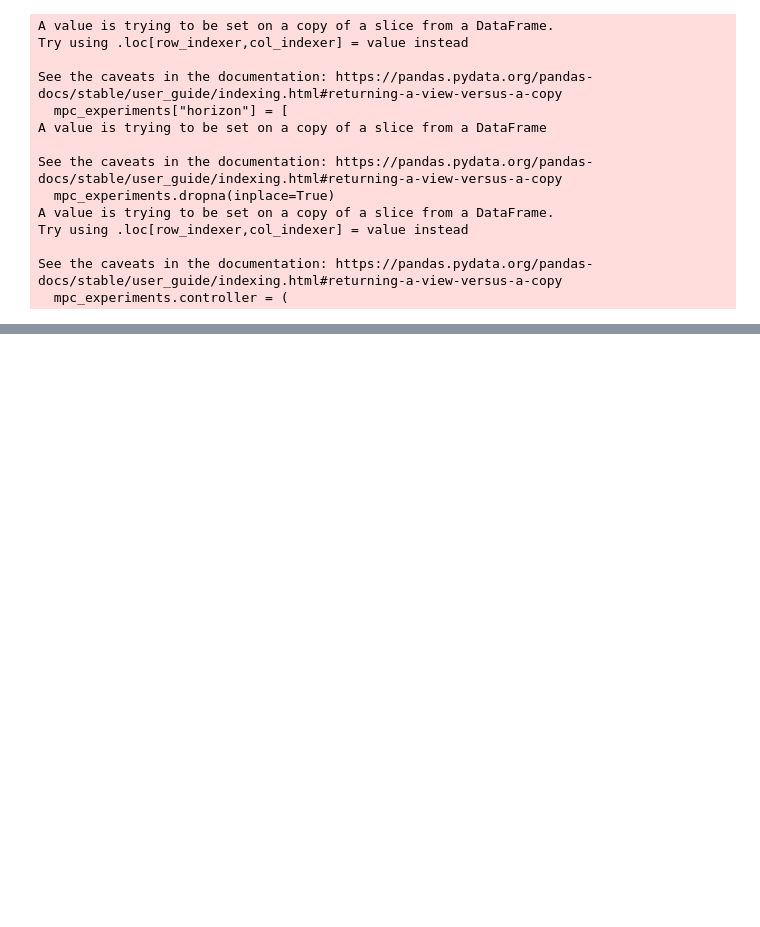
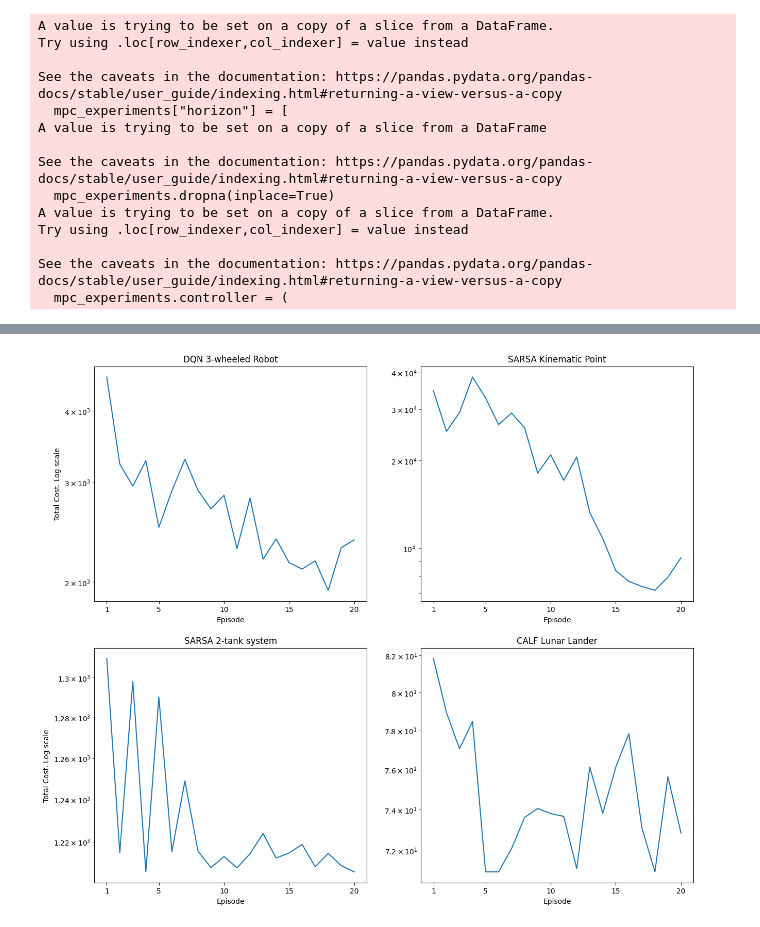
Before and after one commit to osinenkop/regelum-control, a Jupyter notebook: presets/plots.ipynb, the cells around one changed output, grey strips where cells are left out. Saved outputs shown, nothing was run; the diff lists cells and outputs as text; code cells hidden in the pictures; blank space fills up the shorter version.

```diff
--- a/presets/plots.ipynb
+++ b/presets/plots.ipynb
@@ -189,0 +382,92 @@ for s in systems:
+# %%
+
+namings = {
+    "ddpg" : "DDPG",
+    "acpg" : "SDPG",
+    "sarsa" : "SARSA",
+    "rpo" : "RPO",
+    "calf" : "CALF",
+    "dqn" : "DQN",
+    "nominal" : "CALF Stabilizing Policy",
+}
+
+system_namings = {
+    "kin_point" : "Kinematic Point",
+    "3wrobot_ni" : "3-wheeled Robot",
+    "lunar_lander" : "Lunar Lander",
+    "2tank" : "2-tank system",
+    "cartpole" : "Cartpole",
+    "inv_pendulum" : "Inverted Pendulum"
+}
+
+mapping = {
+    "kin_point" : ["sarsa"],
+    "3wrobot_ni" : ["dqn"],
+    "lunar_lander" : ["calf"],
+    "2tank" : ["sarsa"]
+}
+
+plt.figure(figsize=(15, 13))
+
+system = "3wrobot_ni"
+plt.subplot(2, 2, 1)
+plt.title(namings[mapping[system][0]] + " " +  system_namings[system])
+for c in mapping[system]:
+    aggregated[c][system].median(axis=1).plot(label=namings[c])
+    lower_bounds = aggregated[c][system].quantile(q=0.5 + r, axis=1) #quantile(q=0.5 + r, axis=1)
+    upper_bounds = aggregated[c][system].quantile(q=0.5 - r, axis=1)
+
+plt.xticks([1, 5, 10, 15, 20])
+plt.yscale("log")
+plt.xlabel("Episode")
+plt.ylabel("Total Cost. Log scale")
+
+system = "kin_point"
+
+plt.subplot(2, 2, 2)
+plt.title(namings[mapping[system][0]] + " " +  system_namings[system])
+for c in mapping[system]:
+    values = aggregated[c][system].median(axis=1).values
+    lower_bounds = aggregated[c][system].quantile(q=0.5 + r, axis=1) #quantile(q=0.5 + r, axis=1)
+    upper_bounds = aggregated[c][system].quantile(q=0.5 - r, axis=1)
+    plt.fill_between(
+                    values.index,
+                    lower_bounds.values,
+                    upper_bounds.values,
+                    alpha=0.4,
+                    color=colors[c],
+                )
+plt.xticks([1, 5, 10, 15, 20])
+plt.yscale("log")
+plt.xlabel("Episode")
+
+system = "2tank"
+
+plt.subplot(2, 2, 3)
+plt.title(namings[mapping[system][0]] + " " + system_namings[system])
+for c in mapping[system]:
+    aggregated[c][system].median(axis=1).plot(label=namings[c])
+    lower_bounds = aggregated[c][system].quantile(q=0.5 + r, axis=1) #quantile(q=0.5 + r, axis=1)
+    upper_bounds = aggregated[c][system].quantile(q=0.5 - r, axis=1)
+
+plt.xticks([1, 5, 10, 15, 20])
+plt.yscale("log")
+plt.xlabel("Episode")
+plt.ylabel("Total Cost. Log scale")
+
+system = "lunar_lander"
+
+plt.subplot(2, 2, 4)
+plt.title(namings[mapping[system][0]] + " " + system_namings[system])
+for c in mapping[system]:
+    aggregated[c][system].median(axis=1).plot(label=namings[c])
+    lower_bounds = aggregated[c][system].quantile(q=0.5 + r, axis=1) #quantile(q=0.5 + r, axis=1)
+    upper_bounds = aggregated[c][system].quantile(q=0.5 - r, axis=1)
+
+plt.xticks([1, 5, 10, 15, 20])
+plt.yscale("log")
+plt.xlabel("Episode")
+
+plt.show()
+# %% [output]
+[figure, added]
```
Also changed, not shown: parts of 33 cells of this notebook.
